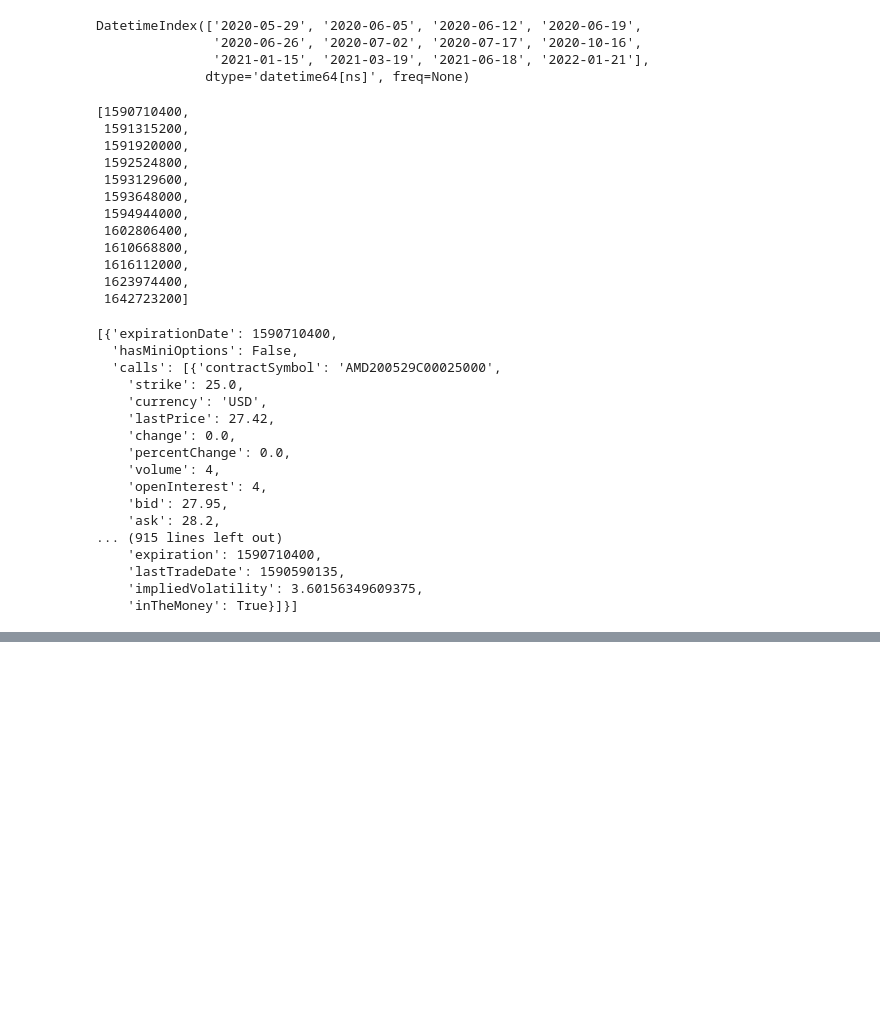
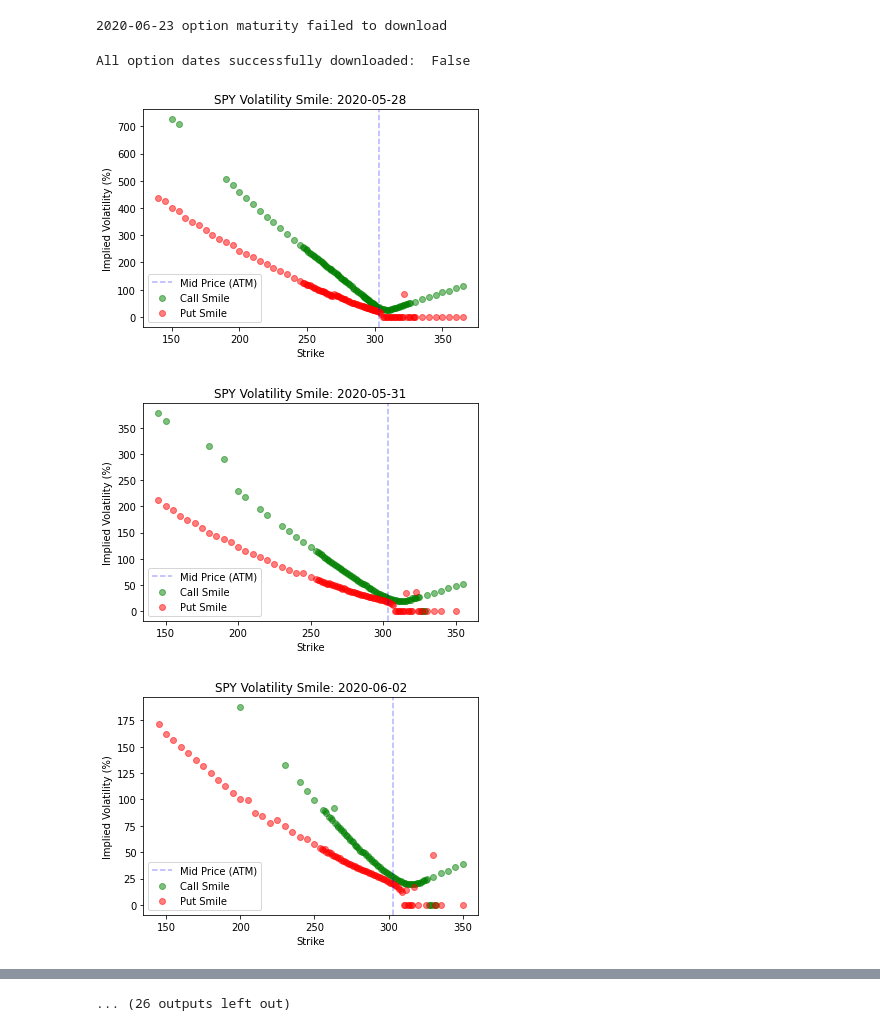
Before and after one commit to schepal/yahoo_vol, a Jupyter notebook: wip_fix_up_vol.ipynb, the cells around one changed output, grey strips where cells are left out. Drawn from its saved outputs; the diff is of its cells as text; code cells hidden in the pictures; blank space fills up the shorter version.

Commit message:
cleaned up documentation and fixed plotting on term structure

```diff
--- a/wip_fix_up_vol.ipynb
+++ b/wip_fix_up_vol.ipynb
@@ -130,3 +164,3 @@ class VolData:
         plt.show()
 # %%
-x = VolData("AAPL", option_type='put')
+x = VolData("spy")
@@ -137,22 +166,0 @@ dates = d['optionChain']['result'][0]['expirationDates']
-# %%
-pd.to_datetime(dates, unit='s')
-# %% [output]
-DatetimeIndex(['2020-05-29', '2020-06-05', '2020-06-12', '2020-06-19',
-               '2020-06-26', '2020-07-02', '2020-07-17', '2020-10-16',
-               '2021-01-15', '2021-03-19', '2021-06-18', '2022-01-21'],
-              dtype='datetime64[ns]', freq=None)
-# %%
-dates
-# %% [output]
-[1590710400,
- 1591315200,
- 1591920000,
- 1592524800,
- 1593129600,
- 1593648000,
- 1594944000,
- 1602806400,
- 1610668800,
- 1616112000,
- 1623974400,
- 1642723200]
@@ -161,20 +166,0 @@ d = requests.get('https://query2.finance.yahoo.com/v7/finance/options/amd?date=1
-# %%
-d['optionChain']['result'][0]['options']
-# %% [output]
-[{'expirationDate': 1590710400,
-  'hasMiniOptions': False,
-  'calls': [{'contractSymbol': 'AMD200529C00025000',
-    'strike': 25.0,
-    'currency': 'USD',
-    'lastPrice': 27.42,
-    'change': 0.0,
-    'percentChange': 0.0,
-    'volume': 4,
-    'openInterest': 4,
-    'bid': 27.95,
-    'ask': 28.2,
-... (915 lines left out)
-    'expiration': 1590710400,
-    'lastTradeDate': 1590590135,
-    'impliedVolatility': 3.60156349609375,
-    'inTheMoney': True}]}]
@@ -183,0 +167,8 @@ d['optionChain']['result'][0]['options']
+# %%
+x.plot_vol_smile()
+# %% [output]
+2020-06-23 option maturity failed to download
+All option dates successfully downloaded:  False
+[figure, added]
+[figure, added]
+[figure, added]
@@ -183,0 +182 @@ d['optionChain']['result'][0]['options']
+... (26 outputs left out)
```
Also changed, not shown: parts of 7 cells of this notebook, 2 other files.
